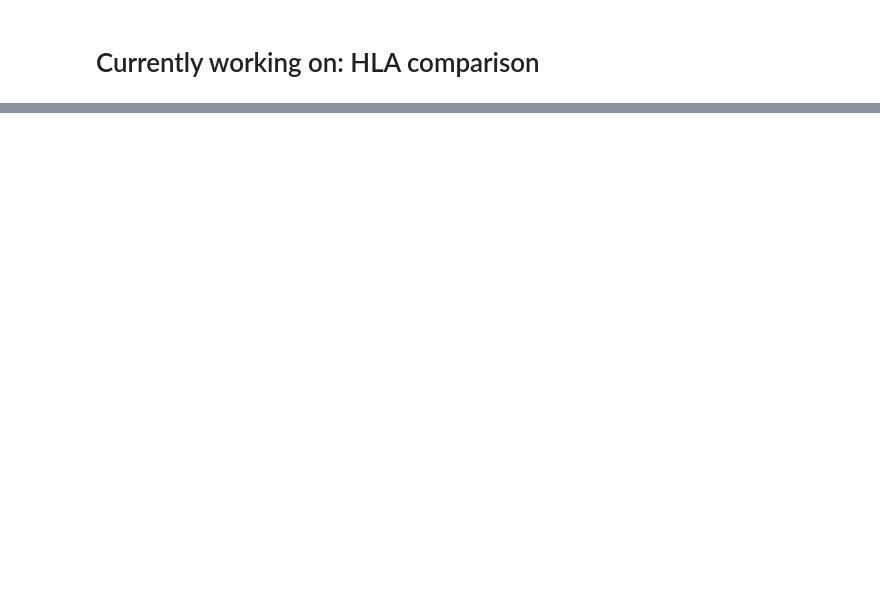
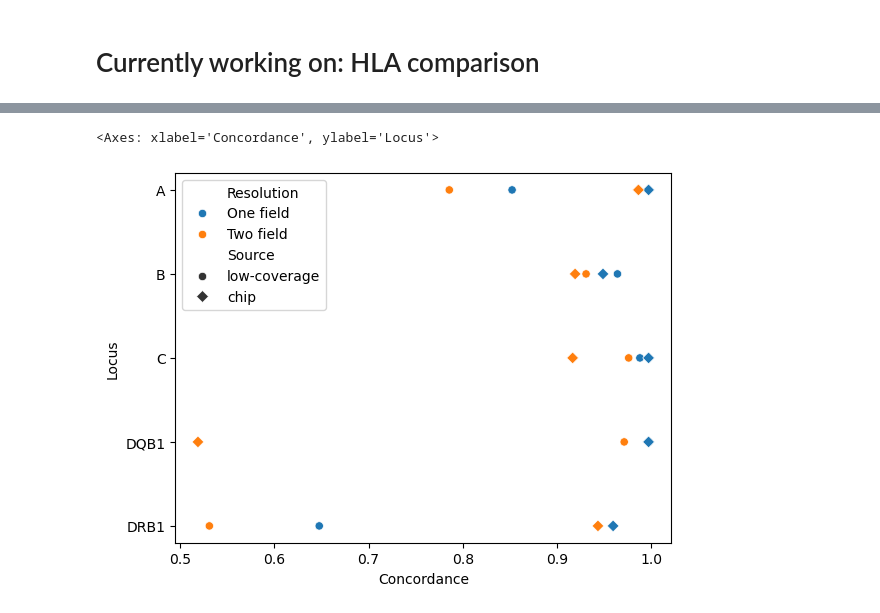
Before and after one commit to Suuuuuuuus/LCWGS_pipeline, a Jupyter notebook: scripts/notebooks/lcwgs_tmp.ipynb, the cells around one changed output, grey strips where cells are left out. Drawn from its saved outputs; the diff is of its cells as text; code cells hidden in the pictures; blank space fills up the shorter version.

```diff
--- a/scripts/notebooks/lcwgs_tmp.ipynb
+++ b/scripts/notebooks/lcwgs_tmp.ipynb
@@ -383,0 +196,17 @@ plot_imputation_accuracy(dfs, title = 'Comparing different genotypes')
+# %%
+def calculate_hla_concordance(df):
+    ccd_one = df['One field match'].sum()/(df.shape[0]*2)
+    ccd_two = df['Two field match'].sum()/(df.shape[0]*2)
+    return [ccd_one, ccd_two]
+
+def generate_hla_imputation_report(df, source, loci = loci):
+    report = pd.DataFrame(columns = ['Locus', 'Concordance', 'Resolution', 'Source'])
+    for l in loci:
+        tmp = df[df['Locus'] == l]
+        ccd = calculate_hla_concordance(tmp)
+        report.loc[len(report)] = [l, ccd[0], 'One field', source]
+        report.loc[len(report)] = [l, ccd[1], 'Two field', source]
+    return report
+# %%
+true_imp = compare_hla_types(hla, imputed)
+lc_hla_report = generate_hla_imputation_report(true_imp, 'low-coverage')
@@ -383,0 +283,7 @@ plot_imputation_accuracy(dfs, title = 'Comparing different genotypes')
+# %%
+chip_hla = hla[hla['SampleID'].isin(samples)].sort_values(by = ['SampleID', 'Locus']).reset_index(drop = True)
+true_chip = compare_hla_types(chip_hla, df)
+chip_hla_report = generate_hla_imputation_report(true_chip, 'chip')
+# %%
+report = pd.concat([lc_hla_report, chip_hla_report])
+report
@@ -383,0 +308,5 @@ plot_imputation_accuracy(dfs, title = 'Comparing different genotypes')
+# %%
+sns.scatterplot(data=report, x='Concordance', y='Locus', hue='Resolution', style='Source', markers={'low-coverage': 'o', 'chip': 'D'})
+# %% [output]
+<Axes: xlabel='Concordance', ylabel='Locus'>
+[figure, added]
```
Also changed, not shown: parts of 30 cells of this notebook, 3 other files.
